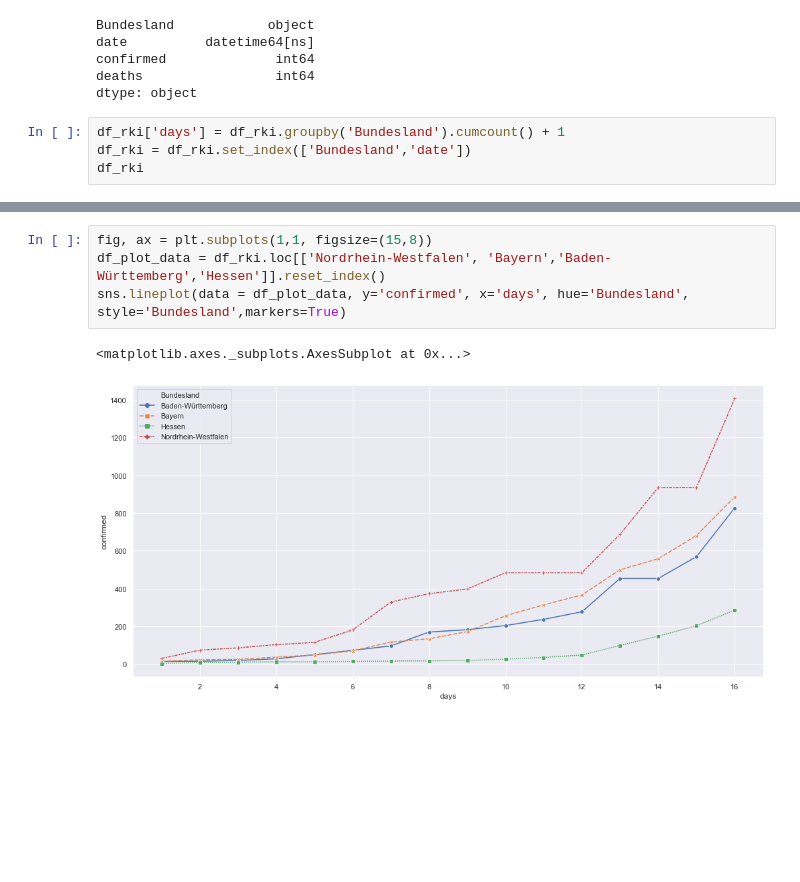
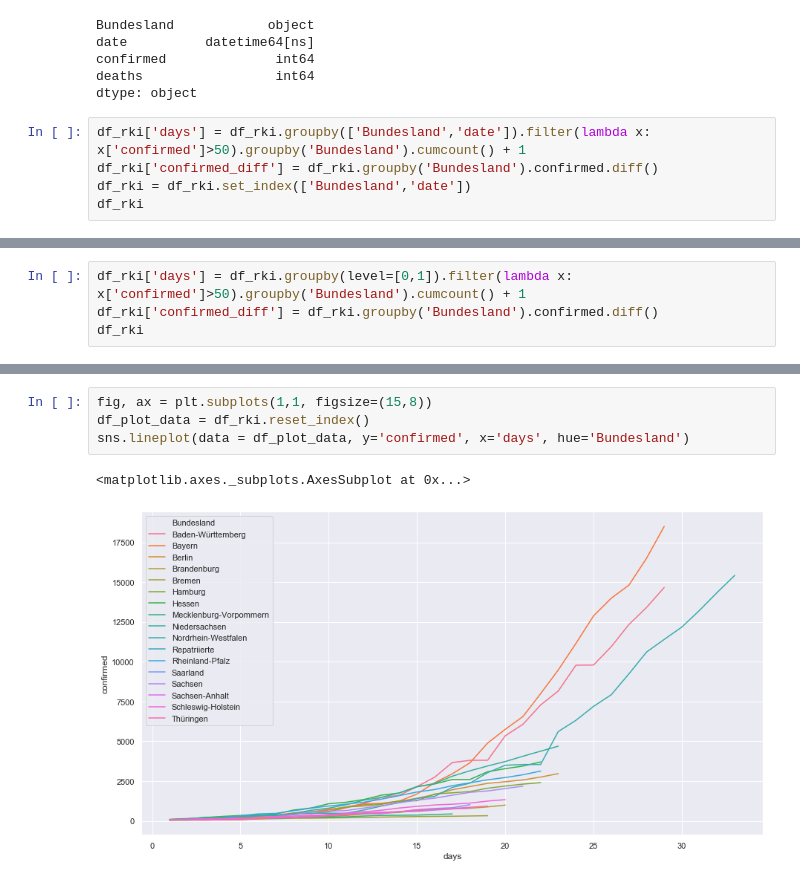
Before and after one commit to normannexo/COVID-19, a Jupyter notebook: covid19_germany_rki.ipynb, the cells around one changed output, grey strips where cells are left out. Cells and saved outputs as stored; diff of their text form; blank space fills up the shorter version.

```diff
--- a/covid19_germany_rki.ipynb
+++ b/covid19_germany_rki.ipynb
@@ -21,7 +21,8 @@ confirmed              int64
 deaths                 int64
 dtype: object
 # %%
-df_rki['days'] = df_rki.groupby('Bundesland').cumcount() + 1
+df_rki['days'] = df_rki.groupby(['Bundesland','date']).filter(lambda x: x['confirmed']>50).groupby('Bundesland').cumcount() + 1
+df_rki['confirmed_diff'] = df_rki.groupby('Bundesland').confirmed.diff()
 df_rki = df_rki.set_index(['Bundesland','date'])
 df_rki
 # %% [output]
@@ -41,0 +43,4 @@ df_rki
+# %%
+df_rki['days'] = df_rki.groupby(level=[0,1]).filter(lambda x: x['confirmed']>50).groupby('Bundesland').cumcount() + 1
+df_rki['confirmed_diff'] = df_rki.groupby('Bundesland').confirmed.diff()
+df_rki
@@ -42,10 +62,10 @@ df_rki
 # %%
 fig, ax = plt.subplots(1,1, figsize=(15,8))
-df_plot_data = df_rki.loc[['Nordrhein-Westfalen', 'Bayern','Baden-Württemberg','Hessen']].reset_index()
-sns.lineplot(data = df_plot_data, y='confirmed', x='days', hue='Bundesland', style='Bundesland',markers=True)
+df_plot_data = df_rki.reset_index()
+sns.lineplot(data = df_plot_data, y='confirmed', x='days', hue='Bundesland')
 # %% [output]
 <matplotlib.axes._subplots.AxesSubplot at 0x...>
-[figure, old version]
+[figure, new version]
 # %%
 df_plot_data = df_rki.loc[pd.IndexSlice[:,df_rki.reset_index().date.max()],:].reset_index()
 fig, ax = plt.subplots(1,1, figsize=(10,6))
```
Also changed, not shown: parts of 6 cells of this notebook, 5 other files.
